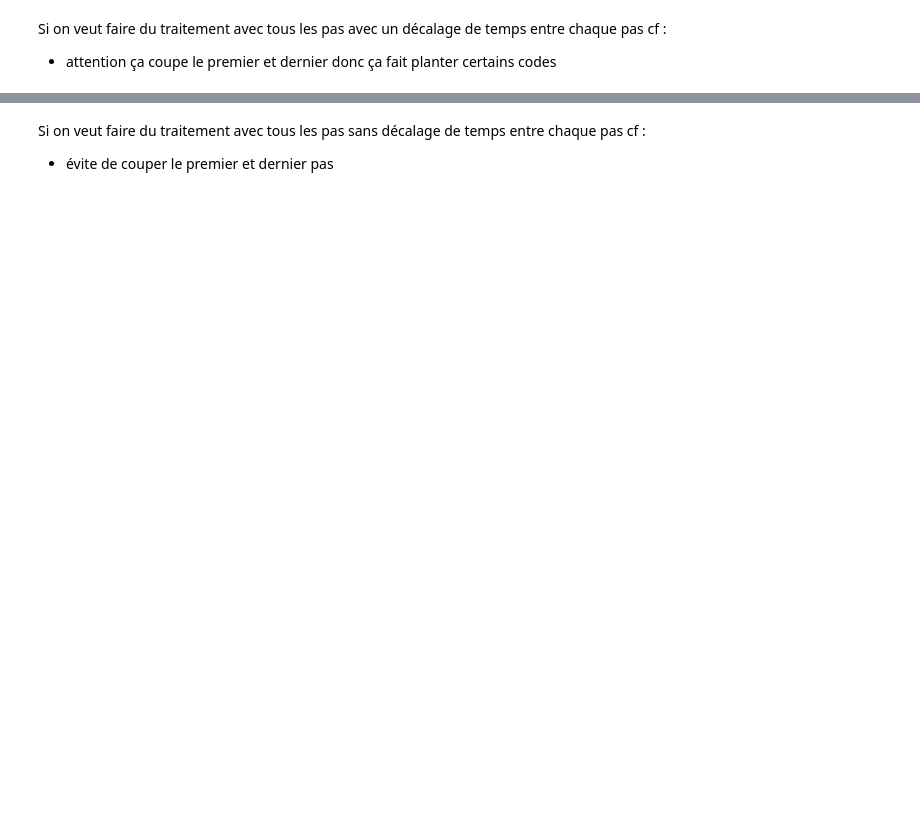
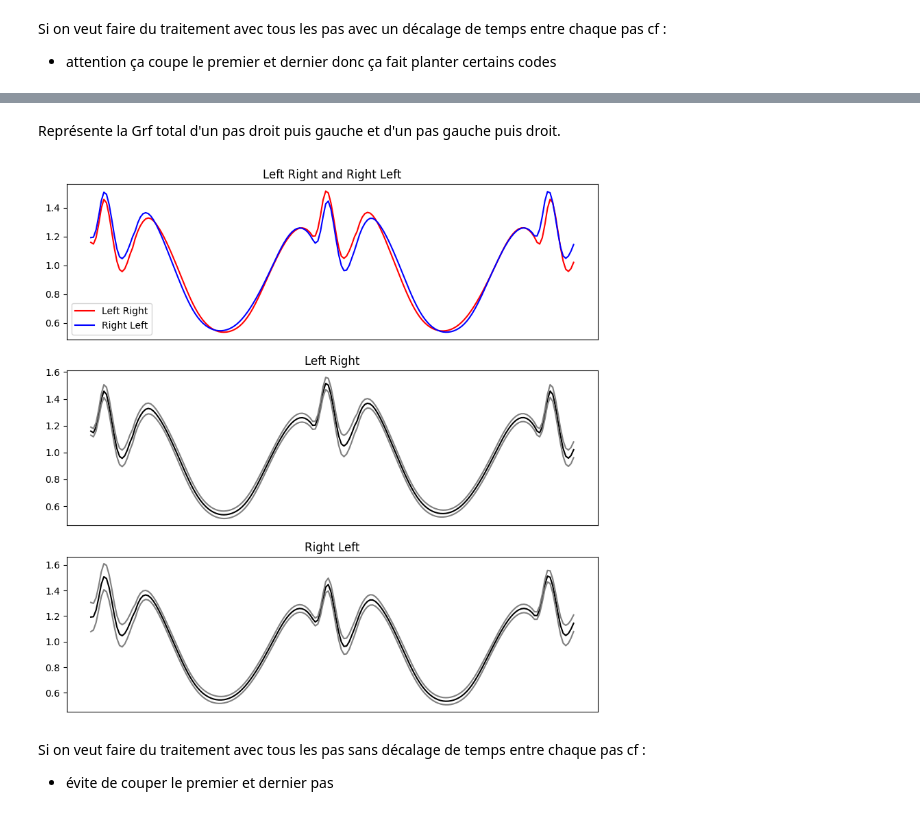
Before and after one commit to NathanMartinCOE/semelle_connecte, a Jupyter notebook: exampleWalking.ipynb, the cells around one changed output, grey strips where cells are left out. Saved outputs shown, nothing was run; the diff lists cells and outputs as text; code cells hidden in the pictures; blank space fills up the shorter version.

Commit message:
Update exampleWalking.ipynb
with two step procedure

```diff
--- a/exampleWalking.ipynb
+++ b/exampleWalking.ipynb
@@ -126,3 +123,17 @@ walking.setRightLegSole(SoleInstanceRight)
+# %% [markdown]
+Représente la Grf total d'un pas droit puis gauche et d'un pas gauche puis droit.
+# %%
+from Walking.WalkingFilters import WalkingKinematicsFilter, WalkingGraphicsFilter
+from Walking.WalkingKinematicsProcedure import TwoStepProcedure
+from Walking.WalkingGraphicsProcedure import PlotTwoStepProcedure
+
+procedure = TwoStepProcedure()
+WalkingKinematicsFilter(walking, procedure).run()
+
+procedure = PlotTwoStepProcedure()
+WalkingGraphicsFilter(walking, procedure).run()
+# %% [output]
+[figure, added]
 # %% [markdown]
 Si on veut faire du traitement avec tous les pas sans décalage de temps entre chaque pas cf :
 - évite de couper le premier et dernier pas
```
Also changed, not shown: parts of 4 cells of this notebook.
